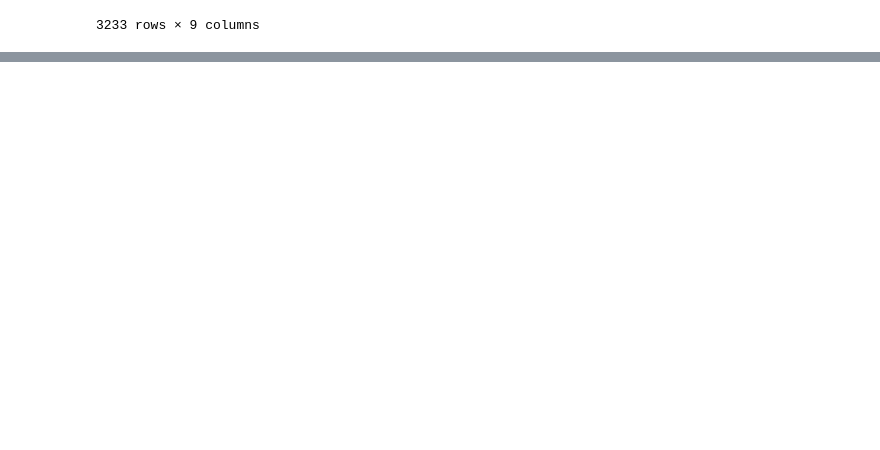
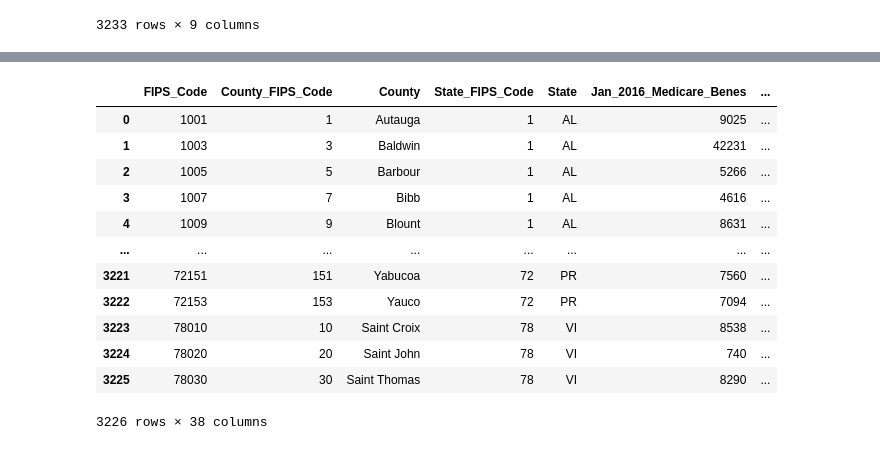
Before and after one commit to secondspass/power_outages_medically_vulnerable_populations, a Jupyter notebook: main.ipynb, the cells around one changed output, grey strips where cells are left out. Saved outputs shown, nothing was run; the diff lists cells and outputs as text; code cells hidden in the pictures; blank space fills up the shorter version.

```diff
--- a/main.ipynb
+++ b/main.ipynb
@@ -267,0 +271,3 @@ Learning what you have learned about filtering data and plotting with pandas, ca
+# %%
+df2 = pd.read_csv("data/CtyAvTemp62016.csv", delimiter=',', skiprows=0, low_memory=False)
+df2
@@ -267,0 +292,17 @@ Learning what you have learned about filtering data and plotting with pandas, ca
+# %%
+df_merged = df1.merge(df2, how="inner", left_on="FIPS_Code", right_on="GEOID")
+df_merged
+# %% [output]
+|  | FIPS_Code | County_FIPS_Code | County | State_FIPS_Code | State | Jan_2016_Medicare_Benes | ... |
+| 0 | 1001 | 1 | Autauga | 1 | AL | 9025 | ... |
+| 1 | 1003 | 3 | Baldwin | 1 | AL | 42231 | ... |
+| 2 | 1005 | 5 | Barbour | 1 | AL | 5266 | ... |
+| 3 | 1007 | 7 | Bibb | 1 | AL | 4616 | ... |
+| 4 | 1009 | 9 | Blount | 1 | AL | 8631 | ... |
+| ... | ... | ... | ... | ... | ... | ... | ... |
+| 3221 | 72151 | 151 | Yabucoa | 72 | PR | 7560 | ... |
+| 3222 | 72153 | 153 | Yauco | 72 | PR | 7094 | ... |
+| 3223 | 78010 | 10 | Saint Croix | 78 | VI | 8538 | ... |
+| 3224 | 78020 | 20 | Saint John | 78 | VI | 740 | ... |
+| 3225 | 78030 | 30 | Saint Thomas | 78 | VI | 8290 | ... |
+3226 rows × 38 columns
```
Also changed, not shown: parts of 29 cells of this notebook.
